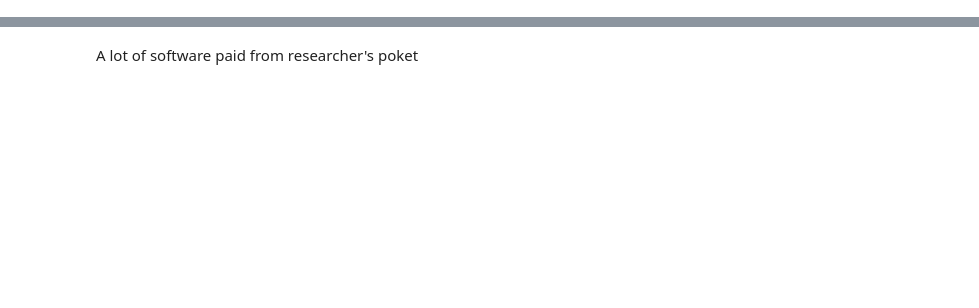
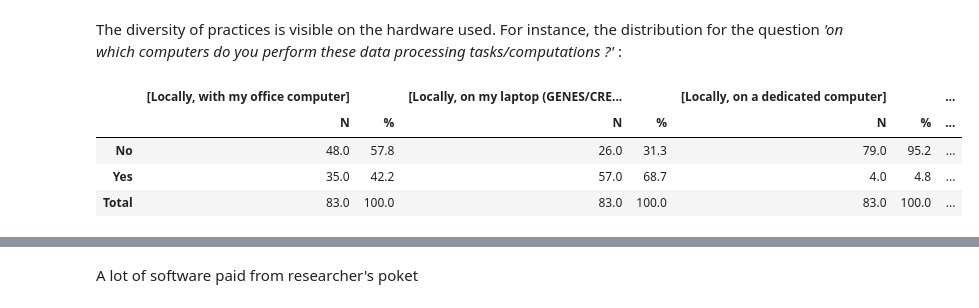
Before and after one commit to emilienschultz/survey-software-crest, a Jupyter notebook: notebooks/Analyze.ipynb, the cells around one changed output, grey strips where cells are left out. Cells and saved outputs as stored; diff of their text form; code cells hidden in the pictures; blank space fills up the shorter version.

```diff
--- a/notebooks/Analyze.ipynb
+++ b/notebooks/Analyze.ipynb
@@ -173,0 +163,15 @@ Name: paying_software_projects_precision, dtype: object
+# %% [markdown]
+The diversity of practices is visible on the hardware used. For instance, the distribution for the question *'on which computers do you perform these data processing tasks/computations ?'* :
+# %%
+tab = {}
+for v in [i for i in df.columns if "On which computers do you perform these data processing tasks/computations ?" in i]:
+    t = pyshs.tri_a_plat(df, v)
+    t.columns = ["N","%"]
+    tab[v.replace("On which computers do you perform these data processing tasks/computations ?","")] = t
+pd.concat(tab, axis=1)
+# %% [output]
+|  | [Locally, with my office computer] |  | [Locally, on my laptop (GENES/CRE... |  | [Locally, on a dedicated computer] |  | ... |
+|  | N | % | N | % | N | % | ... |
+| No | 48.0 | 57.8 | 26.0 | 31.3 | 79.0 | 95.2 | ... |
+| Yes | 35.0 | 42.2 | 57.0 | 68.7 | 4.0 | 4.8 | ... |
+| Total | 83.0 | 100.0 | 83.0 | 100.0 | 83.0 | 100.0 | ... |
```
Also changed, not shown: parts of 113 cells of this notebook, 2 other files.
